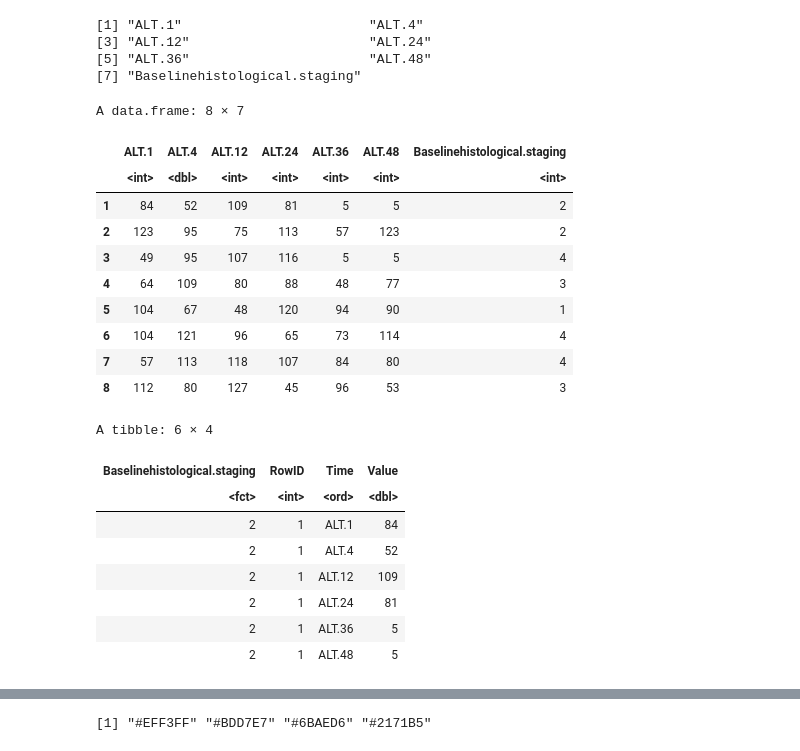
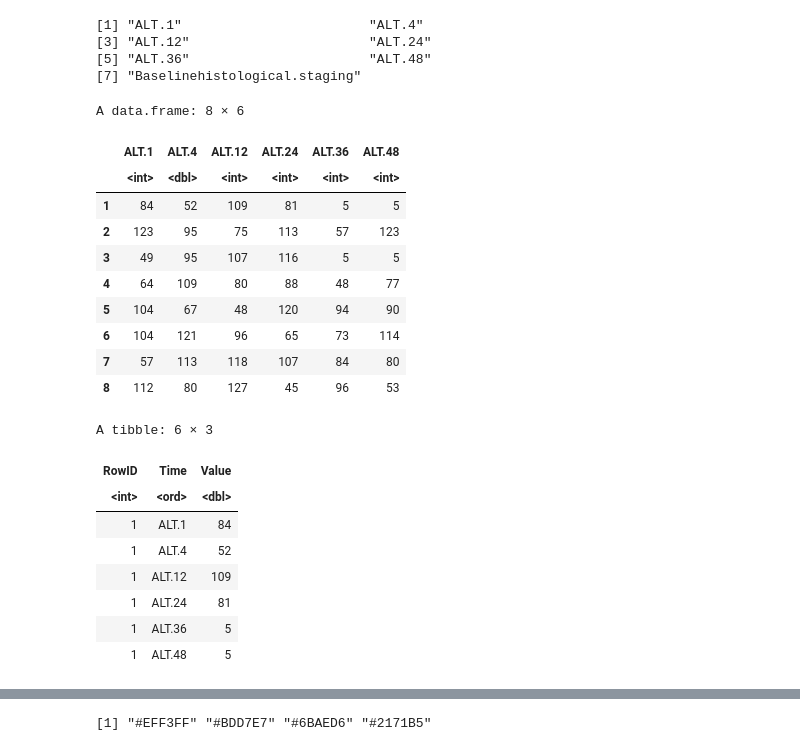
Before and after one commit to Alvaro8gb/DataVisualization, a Jupyter notebook: App/data.ipynb, the cells around one changed output, grey strips where cells are left out. Cells and saved outputs as stored; diff of their text form; code cells hidden in the pictures.

```diff
--- a/App/data.ipynb
+++ b/App/data.ipynb
@@ -273,9 +273,8 @@ plot.ts(time_s[,1:10])
 # %% [output]
 [figure]
 # %%
-cols <- c(time_series_1, c("Baselinehistological.staging"))
 print(cols)
-df_subset <- data[, cols]
+df_subset <- data[, time_series_1]
 
 size <- 8
 df_plot <- head(df_subset, size)
@@ -287,47 +286,46 @@ df_plot <- head(df_subset, size)
 # %%
 df_plot
 # %% [output]
-A data.frame: 8 × 7
+A data.frame: 8 × 6
-|  | ALT.1 | ALT.4 | ALT.12 | ALT.24 | ALT.36 | ALT.48 | Baselinehistological.staging |
-|  | <int> | <dbl> | <int> | <int> | <int> | <int> | <int> |
-| 1 | 84 | 52 | 109 | 81 | 5 | 5 | 2 |
-| 2 | 123 | 95 | 75 | 113 | 57 | 123 | 2 |
-| 3 | 49 | 95 | 107 | 116 | 5 | 5 | 4 |
-| 4 | 64 | 109 | 80 | 88 | 48 | 77 | 3 |
-| 5 | 104 | 67 | 48 | 120 | 94 | 90 | 1 |
-| 6 | 104 | 121 | 96 | 65 | 73 | 114 | 4 |
-| 7 | 57 | 113 | 118 | 107 | 84 | 80 | 4 |
-| 8 | 112 | 80 | 127 | 45 | 96 | 53 | 3 |
+|  | ALT.1 | ALT.4 | ALT.12 | ALT.24 | ALT.36 | ALT.48 |
+|  | <int> | <dbl> | <int> | <int> | <int> | <int> |
+| 1 | 84 | 52 | 109 | 81 | 5 | 5 |
+| 2 | 123 | 95 | 75 | 113 | 57 | 123 |
+| 3 | 49 | 95 | 107 | 116 | 5 | 5 |
+| 4 | 64 | 109 | 80 | 88 | 48 | 77 |
+| 5 | 104 | 67 | 48 | 120 | 94 | 90 |
+| 6 | 104 | 121 | 96 | 65 | 73 | 114 |
+| 7 | 57 | 113 | 118 | 107 | 84 | 80 |
+| 8 | 112 | 80 | 127 | 45 | 96 | 53 |
 # %%
 library(tidyr)
 # %%
 
 df_plot_long <- df_plot %>%
   mutate(RowID = row_number())
 
 df_plot_long <- df_plot_long %>%
   pivot_longer(
     cols = starts_with("ALT"),
     names_to = "Time",
     values_to = "Value"
   )
 
 
 df_plot_long$Time <- factor(df_plot_long$Time,
                        levels = paste0("ALT.", c(1, 4, 12, 24, 36, 48)),
                        ordered = TRUE)
 
-df_plot_long$Baselinehistological.staging	 <- as.factor(df_plot_long$Baselinehistological.staging	)
 
 head(df_plot_long)
 # %% [output]
-A tibble: 6 × 4
+A tibble: 6 × 3
-| Baselinehistological.staging | RowID | Time | Value |
-| <fct> | <int> | <ord> | <dbl> |
-| 2 | 1 | ALT.1 | 84 |
-| 2 | 1 | ALT.4 | 52 |
-| 2 | 1 | ALT.12 | 109 |
-| 2 | 1 | ALT.24 | 81 |
-| 2 | 1 | ALT.36 | 5 |
-| 2 | 1 | ALT.48 | 5 |
+| RowID | Time | Value |
+| <int> | <ord> | <dbl> |
+| 1 | ALT.1 | 84 |
+| 1 | ALT.4 | 52 |
+| 1 | ALT.12 | 109 |
+| 1 | ALT.24 | 81 |
+| 1 | ALT.36 | 5 |
+| 1 | ALT.48 | 5 |
 # %%
```
Also changed, not shown: parts of 7 cells of this notebook, 2 other files.
